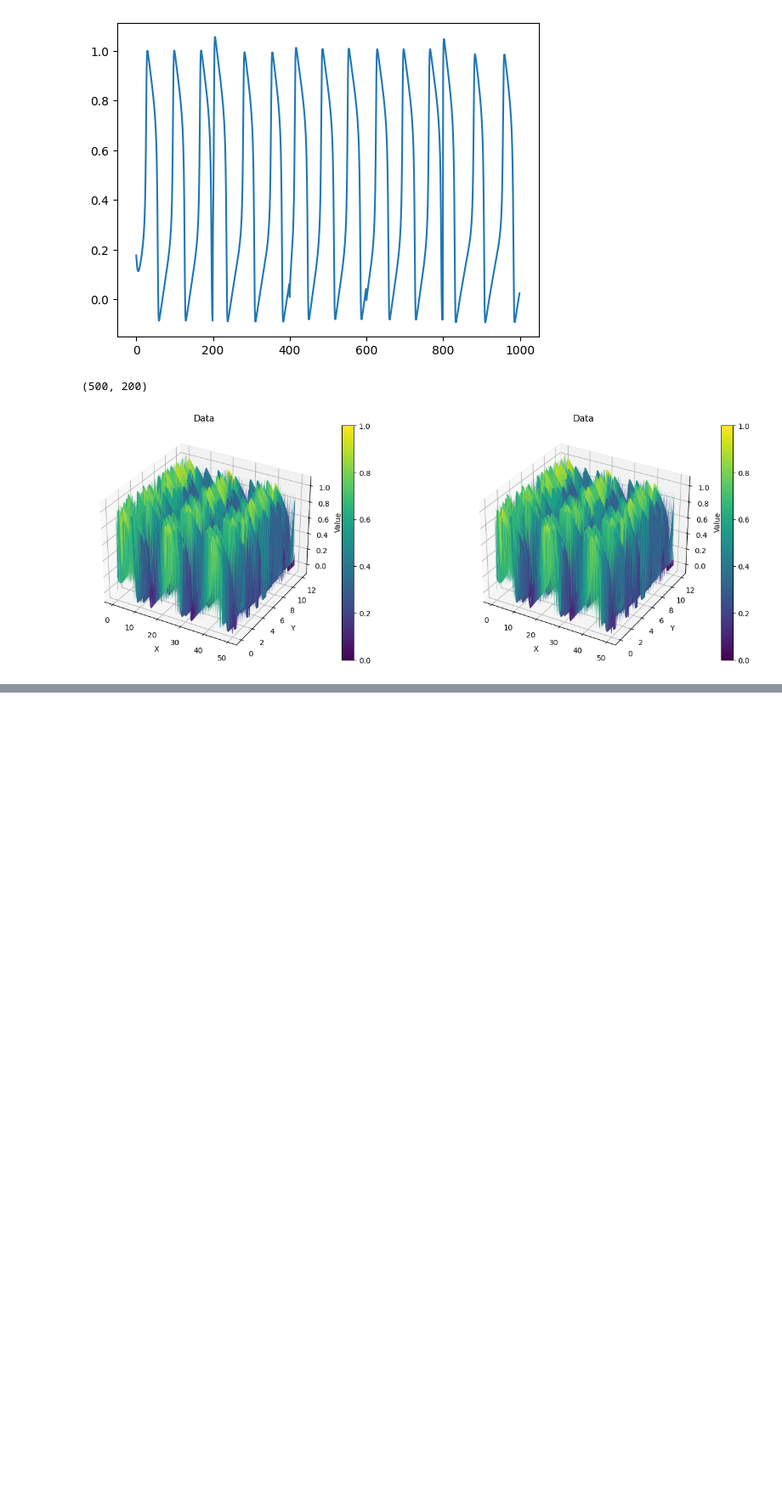
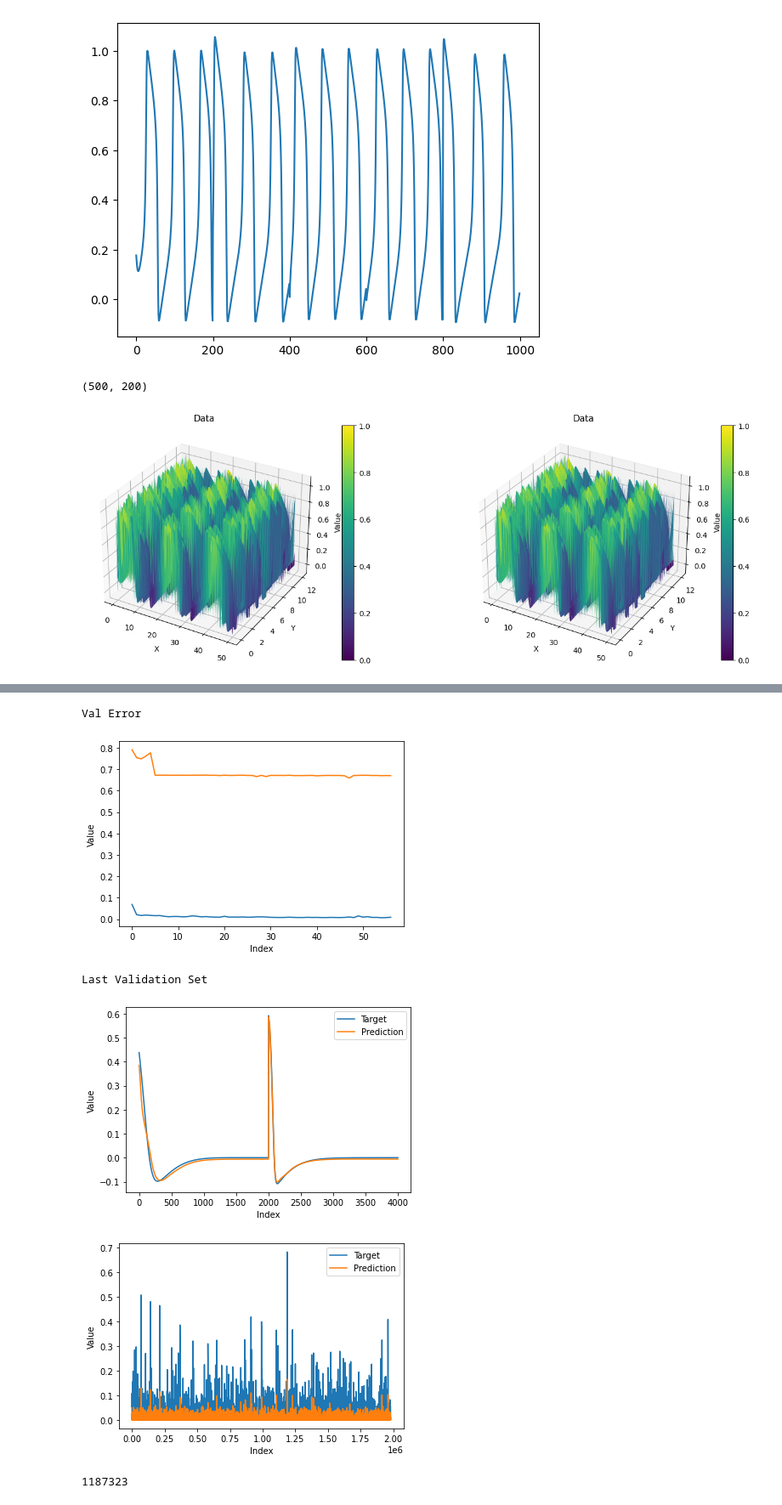
Before and after one commit to ybwerneck/Pinn-Torch, a Jupyter notebook: data_generator/gen_sets.ipynb, the cells around one changed output, grey strips where cells are left out. Shown at 85% size. Cells and saved outputs as stored; diff of their text form; code cells hidden in the pictures; blank space fills up the shorter version.

```diff
--- a/data_generator/gen_sets.ipynb
+++ b/data_generator/gen_sets.ipynb
@@ -333,0 +261,67 @@ Generated_set
+# %%
+import h5py
+import matplotlib.pyplot as plt
+import numpy as np
+def plot_results(file_path):
+    with h5py.File(file_path+"val.h5", 'r') as hf:
+        target = hf['target'][:]
+        pred = hf['pred'][:]
+
+    with h5py.File(file_path+"val_err.h5", 'r') as hf:
+        err = hf['error_stats'][:]
+
+    print("Val Error")
+    plt.plot(err)
+    plt.xlabel('Index')
+    plt.ylabel('Value')
+    plt.show()
+    print("Last Validation Set")
+    plt.plot(target[:4000, 0])
+    plt.plot(pred[:4000, 0])
+    plt.xlabel('Index')
+    plt.ylabel('Value')
+    plt.legend(['Target', 'Prediction'])
+    plt.show()
+
+    absolute_error =np.abs(target - pred)
+    plt.plot(absolute_error)
+    plt.xlabel('Index')
+    plt.ylabel('Value')
+    plt.legend(['Target', 'Prediction'])
+    plt.show()
+
+
+
+# Find index of maximum error
+    max_error_index = np.argmax(absolute_error.T[0])
+    print(max_error_index)
+    window_size = 2000
+
+    # Plot target and prediction around the region of maximum error
+    start_index = max(0, max_error_index - window_size)
+    end_index = min(len(target), max_error_index + window_size)
+
+    plt.plot(target[start_index:end_index, 0], label='Target')
+    plt.plot(pred[start_index:end_index, 0], label='Prediction')
+    plt.xlabel('Index')
+    plt.ylabel('Value')
+    plt.legend()
+    plt.show()
+
+
+    plt.scatter(target[:4000, 0], pred[:4000, 0])
+    plt.xlabel('Index')
+    plt.ylabel('Value')
+    plt.legend(['Target', 'Prediction'])
+    plt.show()
+
+# Call the plot_results function with the path to your HDF5 file
+file_path = "trainer/"
+plot_results(file_path)
+# %% [output]
+Val Error
+[figure, added]
+Last Validation Set
+[figure, added]
+[figure, added]
+1187323
```
Also changed, not shown: parts of 6 cells of this notebook, 17 other files.
